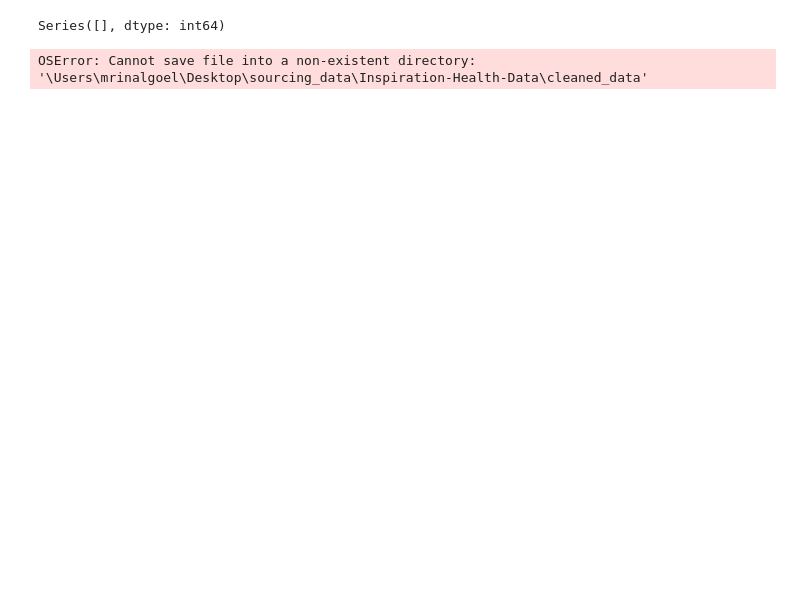
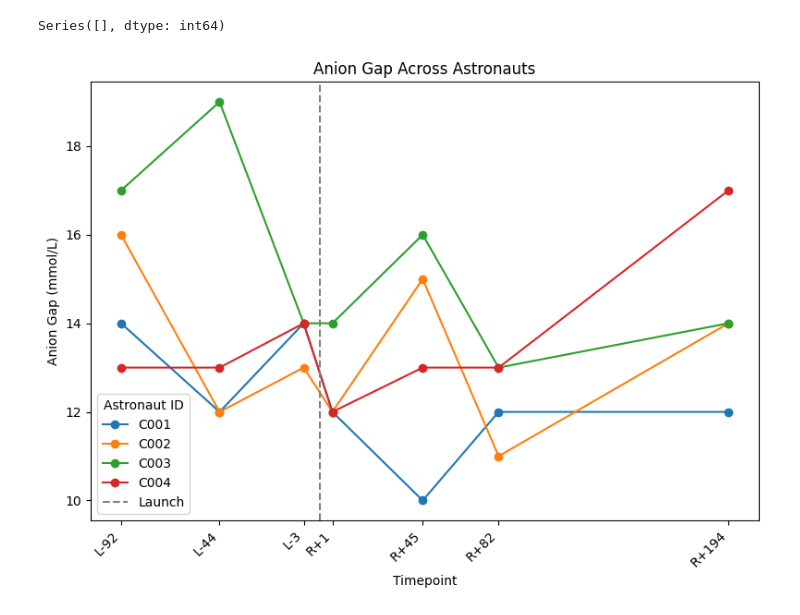
Before and after one commit to DominicTanzillo/Inspiration-Health-Data, a Jupyter notebook: cleaned_data/metabolic_panel_EDA.ipynb, the cells around one changed output. Drawn from its saved outputs; the diff is of its cells as text; code cells hidden in the pictures; blank space fills up the shorter version.

Commit message:
cleaned preprocess.py, added anion gap to metabolic EDA, added fibrinogen plots to eve_serum_EDA

```diff
--- a/cleaned_data/metabolic_panel_EDA.ipynb
+++ b/cleaned_data/metabolic_panel_EDA.ipynb
@@ -23,10 +25,9 @@ dtype: int64
 # %%
-# fill missing values with median
 # bilirubin values can be skewed, so median is more robust than mean
 
-df_all["total_bilirubin_value_milligram_per_deciliter"] = (
-    df_all["total_bilirubin_value_milligram_per_deciliter"].fillna(
-        df_all["total_bilirubin_value_milligram_per_deciliter"].median()
+df["total_bilirubin_value_milligram_per_deciliter"] = (
+    df["total_bilirubin_value_milligram_per_deciliter"].fillna(
+        df["total_bilirubin_value_milligram_per_deciliter"].median()
     )
 )
 # %%
@@ -48,8 +53,7 @@ df_all["bun_to_creatinine_ratio_range_max"] = (
 # %%
 # drop empty columns
 
-# ---- Drop columns ----
-df_all = df_all.drop(
+df = df.drop(
     columns=[
         "egfr_african_american_range_max_milliliter_per_minute_per_1.73_meter_squared",
         "egfr_non_african_american_range_max_milliliter_per_minute_per_1.73_meter_squared",
@@ -65,6 +69,61 @@ missing
 # %% [output]
 Series([], dtype: int64)
 # %%
-df_all.to_csv('/Users/mrinalgoel/Desktop/sourcing_data/Inspiration-Health-Data/cleaned_data/Metabolic_Panel.csv', index=False)
+# save cleaned data
+
+df.to_csv('all_astronauts_filled.csv', index=False)
-# %% [output]
-OSError: Cannot save file into a non-existent directory: '\Users\mrinalgoel\Desktop\sourcing_data\Inspiration-Health-Data\cleaned_data'
+# %%
+#  new feature for anion gap
+
+df["anion_gap"] = (
+        df["sodium_value_millimol_per_liter"]
+        - (df["chloride_value_millimol_per_liter"] + df["carbon_dioxide_value_millimol_per_liter"])
+)
+# %%
+import matplotlib.pyplot as plt
+
+# Map timepoints to numeric values
+timepoint_mapping = {
+    "L-92": -97,
+    "L-44": -49,
+    "L-3": -8,
+    "R+1": 6,
+    "R+45": 50,
+    "R+82": 87,
+    "R+194": 199
+}
+
+df["day"] = df["timepoint"].map(timepoint_mapping)
+
+# -------------------------------
+#  Anion Gap plot
+# -------------------------------
+df_anion = df[
+    ["astronautID", "day", "timepoint", "anion_gap"]
+].dropna()
+df_anion = df_anion.sort_values(by=["astronautID", "day"])
+
+plt.figure(figsize=(8,6))
+for astro_id, sub_df in df_anion.groupby("astronautID"):
+    plt.plot(
+        sub_df["day"],
+        sub_df["anion_gap"],
+        marker="o",
+        label=astro_id
+    )
+
+plt.title("Anion Gap Across Astronauts")
+plt.xlabel("Timepoint")
+plt.ylabel("Anion Gap (mmol/L)")
+plt.axvline(0, color="gray", linestyle="--", label="Launch")
+plt.xticks(
+    ticks=list(timepoint_mapping.values()),
+    labels=list(timepoint_mapping.keys()),
+    rotation=45,
+    ha="right"
+)
+plt.legend(title="Astronaut ID")
+plt.tight_layout()
+plt.show()
+# %% [output]
+[figure, added]
```
Also changed, not shown: parts of 7 cells of this notebook, 2 other files.
